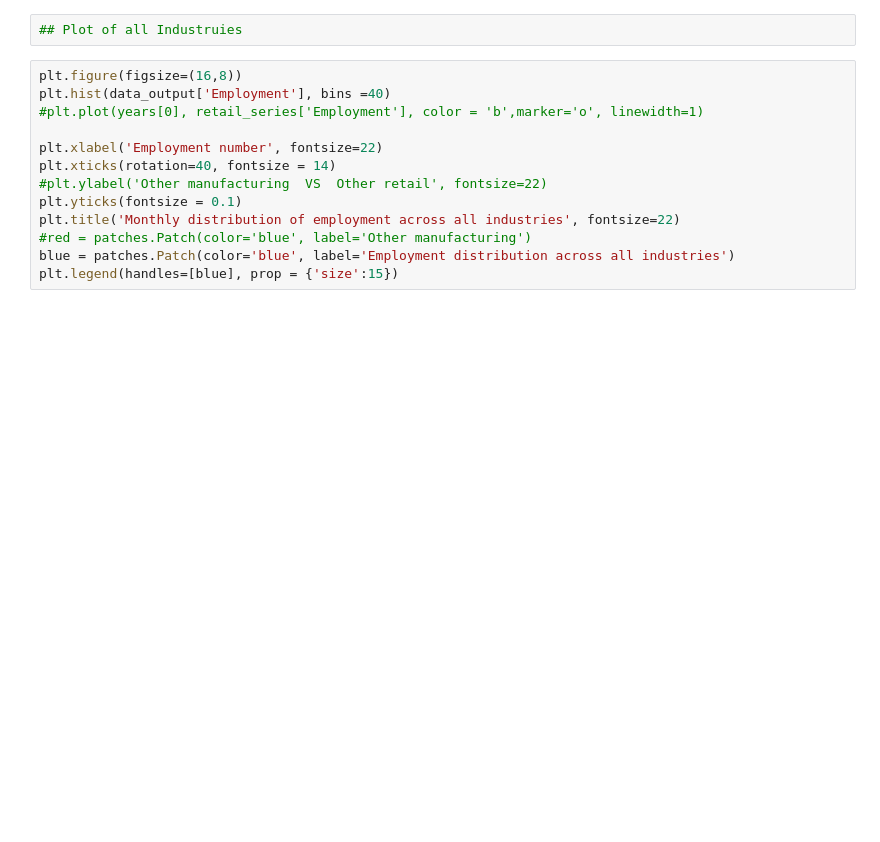
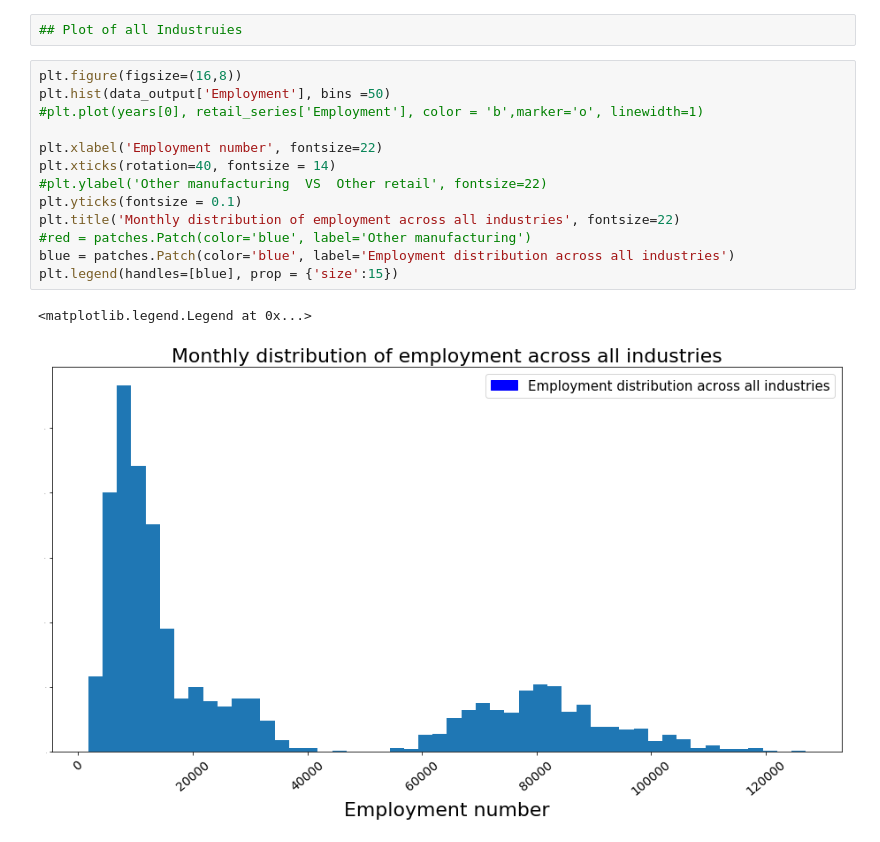
Before and after one commit to Hotlynn2/DATA-ANALYSIS-PYLADIES, a Jupyter notebook: PyLadies Data Analysis.ipynb, the cells around one changed output. Drawn from its saved outputs; the diff is of its cells as text; blank space fills up the shorter version.

```diff
--- a/PyLadies Data Analysis.ipynb
+++ b/PyLadies Data Analysis.ipynb
@@ -679,17 +693,20 @@ Wholesale_trade
 ## Plot of all Industruies
 # %%
 plt.figure(figsize=(16,8))
-plt.hist(data_output['Employment'], bins =40)
+plt.hist(data_output['Employment'], bins =50)
 #plt.plot(years[0], retail_series['Employment'], color = 'b',marker='o', linewidth=1)
 
 plt.xlabel('Employment number', fontsize=22)
 plt.xticks(rotation=40, fontsize = 14)
 #plt.ylabel('Other manufacturing  VS  Other retail', fontsize=22)
 plt.yticks(fontsize = 0.1)
 plt.title('Monthly distribution of employment across all industries', fontsize=22)
 #red = patches.Patch(color='blue', label='Other manufacturing')
 blue = patches.Patch(color='blue', label='Employment distribution across all industries')
 plt.legend(handles=[blue], prop = {'size':15})
+# %% [output]
+<matplotlib.legend.Legend at 0x...>
+[figure, added]
 # %%
 Mining_and_quarrying
 Hospitals
```
Also changed, not shown: parts of 4 cells of this notebook.
